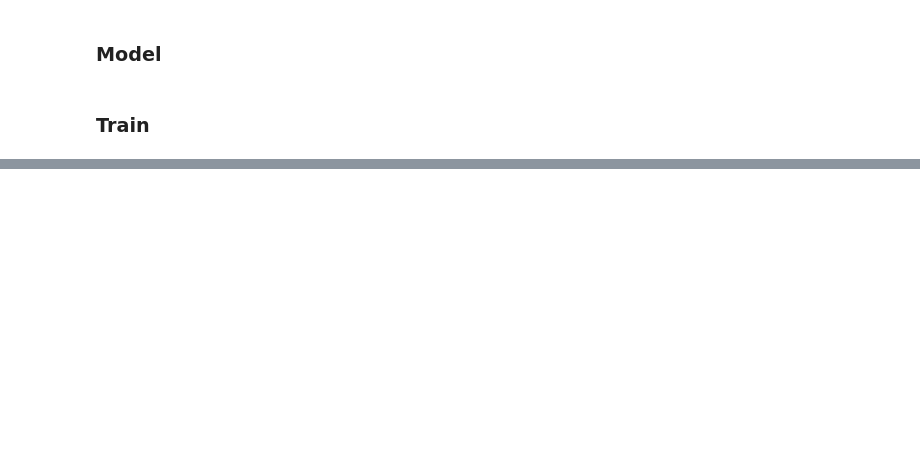
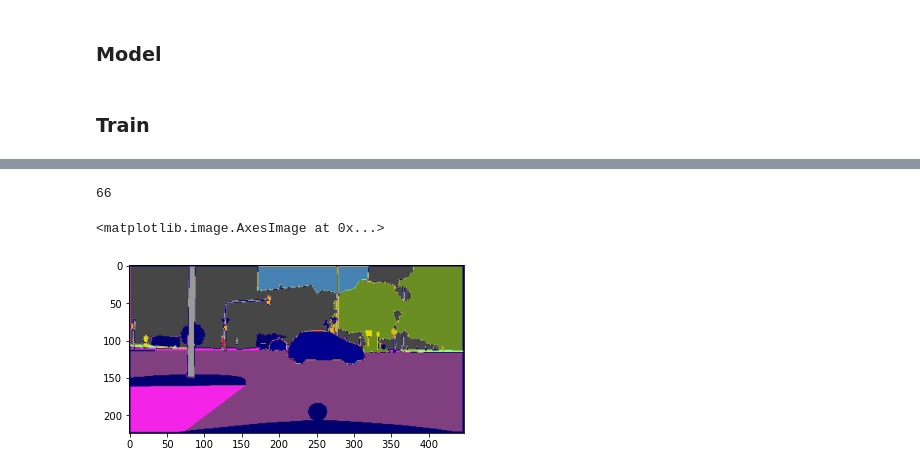
Before and after one commit to tyuxiang/SemanticSegmentationCityscapes, a Jupyter notebook: Models.ipynb, the cells around one changed output, grey strips where cells are left out. Drawn from its saved outputs; the diff is of its cells as text; code cells hidden in the pictures; blank space fills up the shorter version.

```diff
--- a/Models.ipynb
+++ b/Models.ipynb
@@ -151,3 +308,12 @@ RuntimeError: 1only batches of spatial targets supported (non-empty 3D tensors)
+# %%
+print(len(train_loader.dataset))
+# %% [output]
+66
+# %%
+plt.imshow(convertColour(annotatedOutput[0].cpu(), annotatedOutput[0].cpu()))
+# %% [output]
+<matplotlib.image.AxesImage at 0x...>
+[figure, added]
 # %%
 # Display loss
 plt.figure()
```
Also changed, not shown: parts of 16 cells of this notebook, 1 other file.
